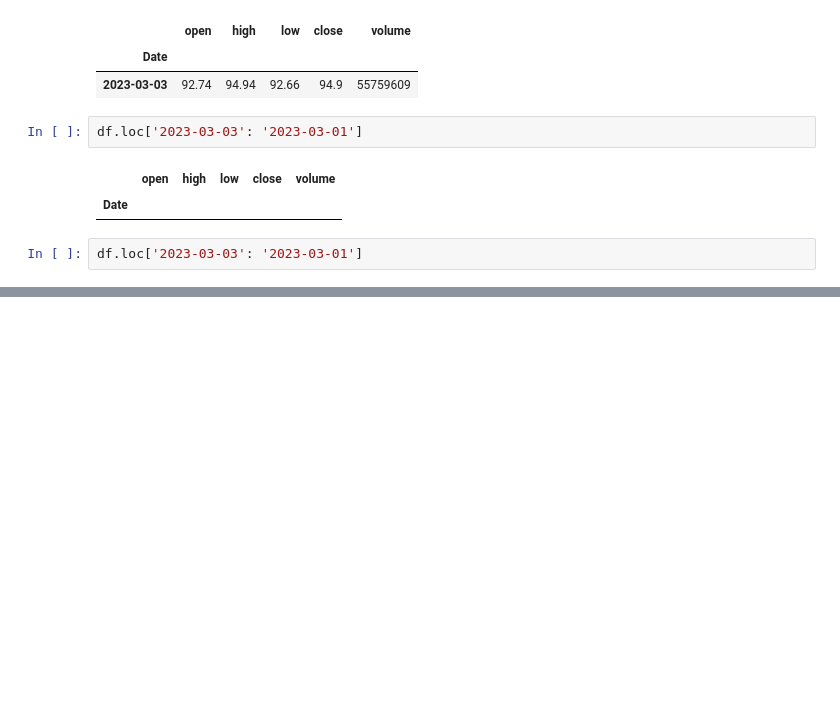
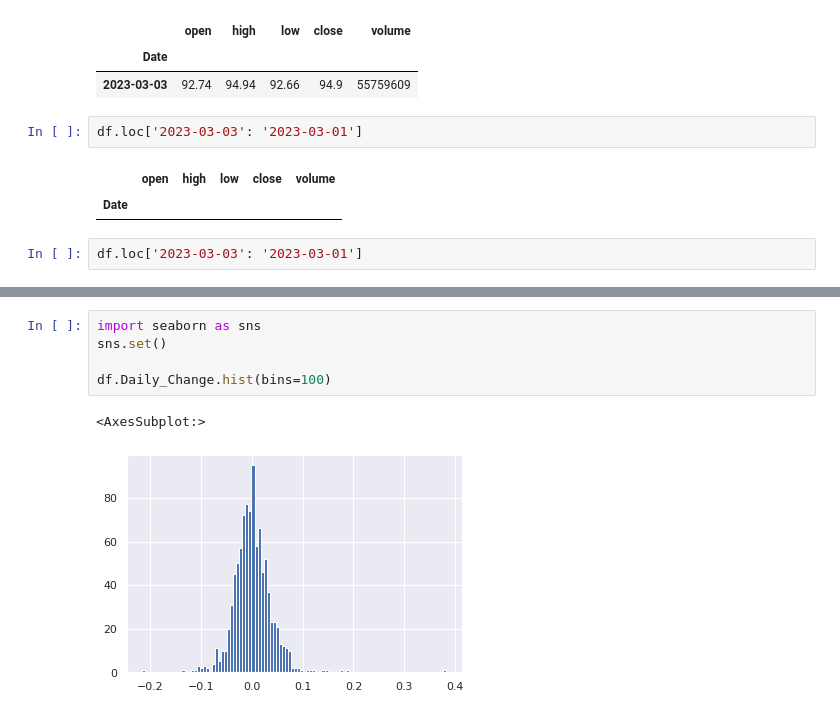
Before and after one commit to Dummyan/data_science_bootcamp, a Jupyter notebook: 02_analiza_danych/02_dane_gieldowe.ipynb, the cells around one changed output, grey strips where cells are left out. Drawn from its saved outputs; the diff is of its cells as text; blank space fills up the shorter version.

```diff
--- a/02_analiza_danych/02_dane_gieldowe.ipynb
+++ b/02_analiza_danych/02_dane_gieldowe.ipynb
@@ -359,0 +524,8 @@ df.loc['2023-03-03': '2023-03-01']
+# %%
+import seaborn as sns
+sns.set()
+
+df.Daily_Change.hist(bins=100)
+# %% [output]
+<AxesSubplot:>
+[figure, added]
```
Also changed, not shown: parts of 64 cells of this notebook.
